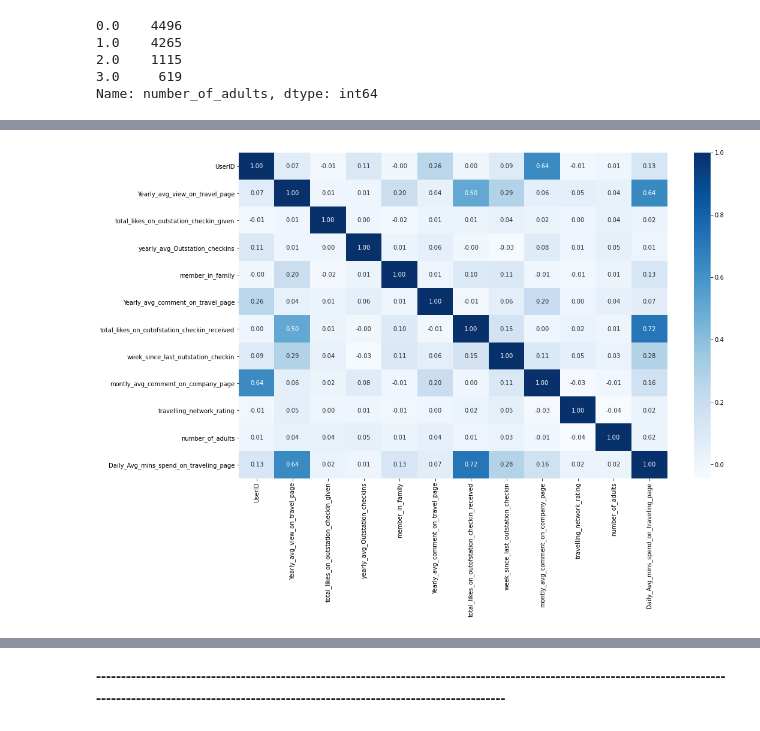
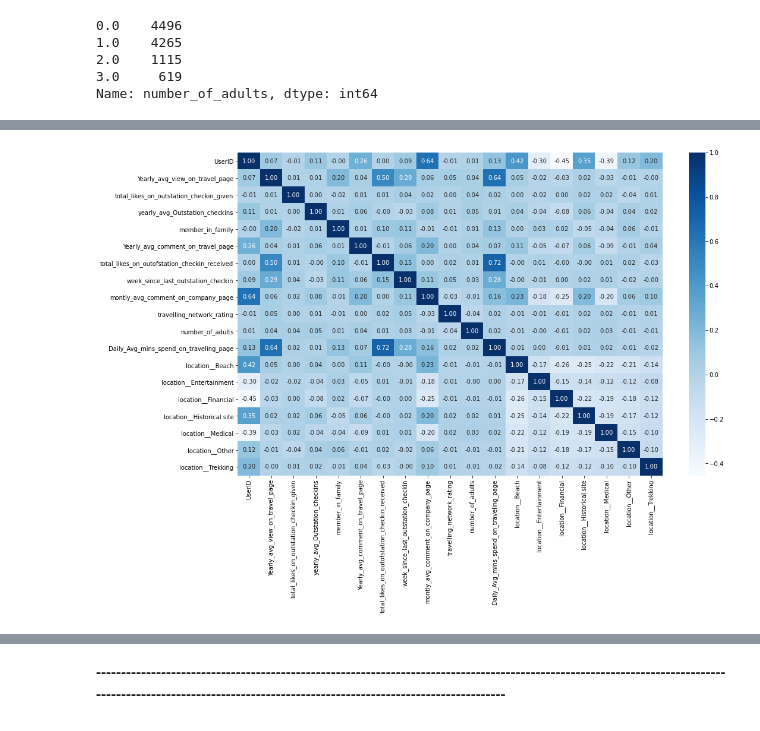
Before and after one commit to roshan-raj/social-media-tourism, a Jupyter notebook: ROSHANRAJ_15-May-2022.ipynb, the cells around one changed output, grey strips where cells are left out. Cells and saved outputs as stored; diff of their text form; code cells hidden in the pictures.

Commit message:
One hot encoding and seperated dataset for mobile and laptop devices

```diff
--- a/ROSHANRAJ_15-May-2022.ipynb
+++ b/ROSHANRAJ_15-May-2022.ipynb
@@ -522,0 +501,2 @@ Name: number_of_adults, dtype: int64
+# %%
+social_media_data_encoded = pd.get_dummies(social_media_data_null_drop, prefix='location_', columns=['preferred_location_type']) #This function does One-Hot-Encoding on categorical text
@@ -523,6 +513,6 @@ Name: number_of_adults, dtype: int64
 # %%
 plt.figure(figsize=(16,10))
-sns.heatmap(social_media_data_null_drop.corr(), annot=True, fmt='.2f', cmap='Blues')
+sns.heatmap(social_media_data_encoded.corr(), annot=True, fmt='.2f', cmap='Blues')
 plt.show()
 # %% [output]
-[figure, old version]
+[figure, new version]
```
Also changed, not shown: parts of 27 cells of this notebook, 4 other files.
